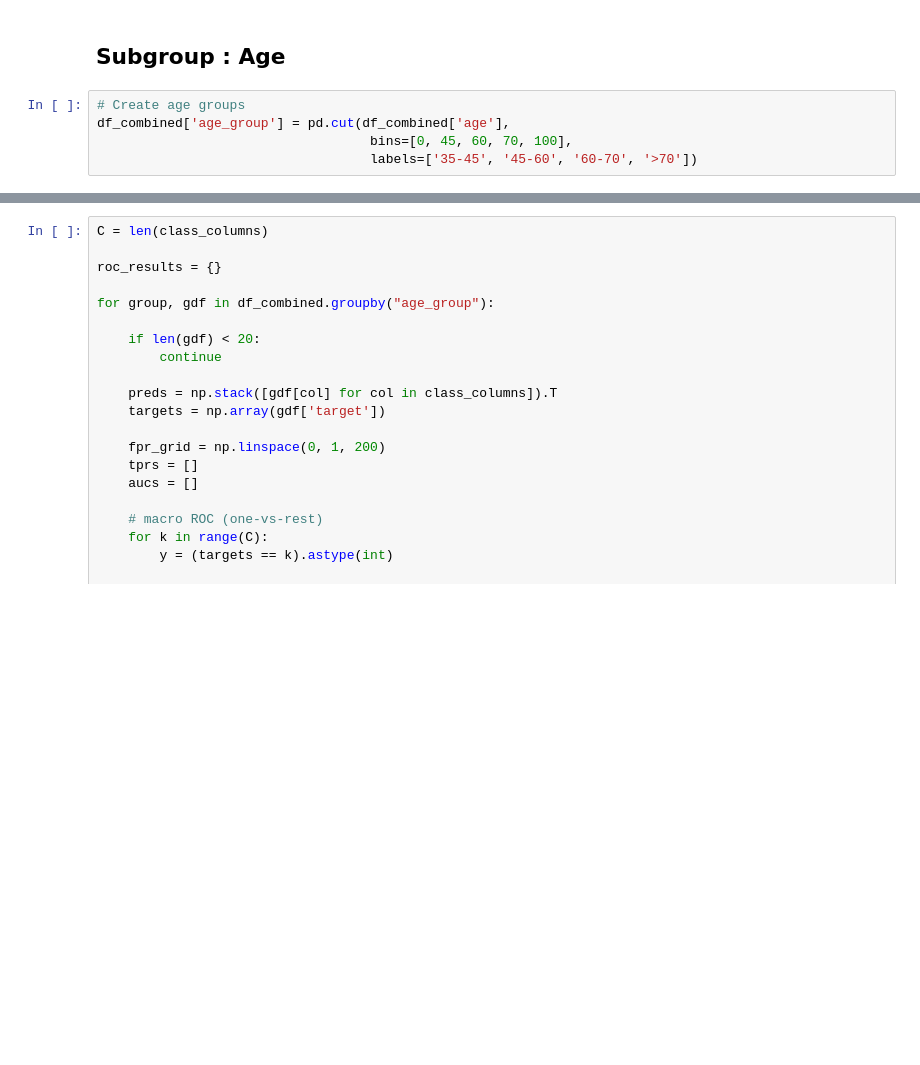
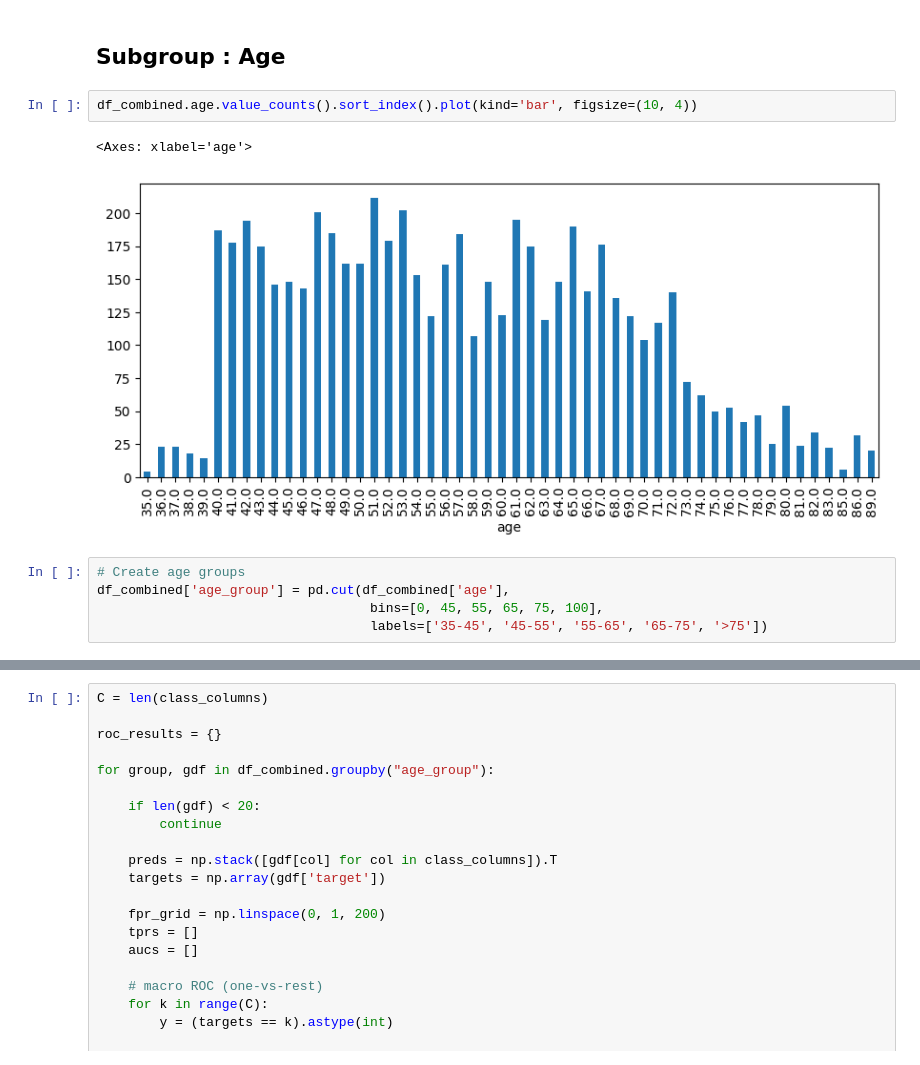
Before and after one commit to chekalisa/ML_for_Imaging, a Jupyter notebook: notebook_Alisa.ipynb, the cells around one changed output, grey strips where cells are left out. Drawn from its saved outputs; the diff is of its cells as text; blank space fills up the shorter version.

```diff
--- a/notebook_Alisa.ipynb
+++ b/notebook_Alisa.ipynb
@@ -1059,8 +1086,13 @@ plt.tight_layout()
 df_combined = df_pred.merge(df_meta, on='image_id')
 # %% [markdown]
 ## Subgroup : Age
+# %%
+df_combined.age.value_counts().sort_index().plot(kind='bar', figsize=(10, 4))
+# %% [output]
+<Axes: xlabel='age'>
+[figure, added]
 # %%
 # Create age groups
 df_combined['age_group'] = pd.cut(df_combined['age'],
-                                   bins=[0, 45, 60, 70, 100],
-                                   labels=['35-45', '45-60', '60-70', '>70'])
+                                   bins=[0, 45, 55, 65, 75, 100],
+                                   labels=['35-45', '45-55', '55-65', '65-75', '>75'])
```
Also changed, not shown: parts of 12 cells of this notebook, 6 other files.
